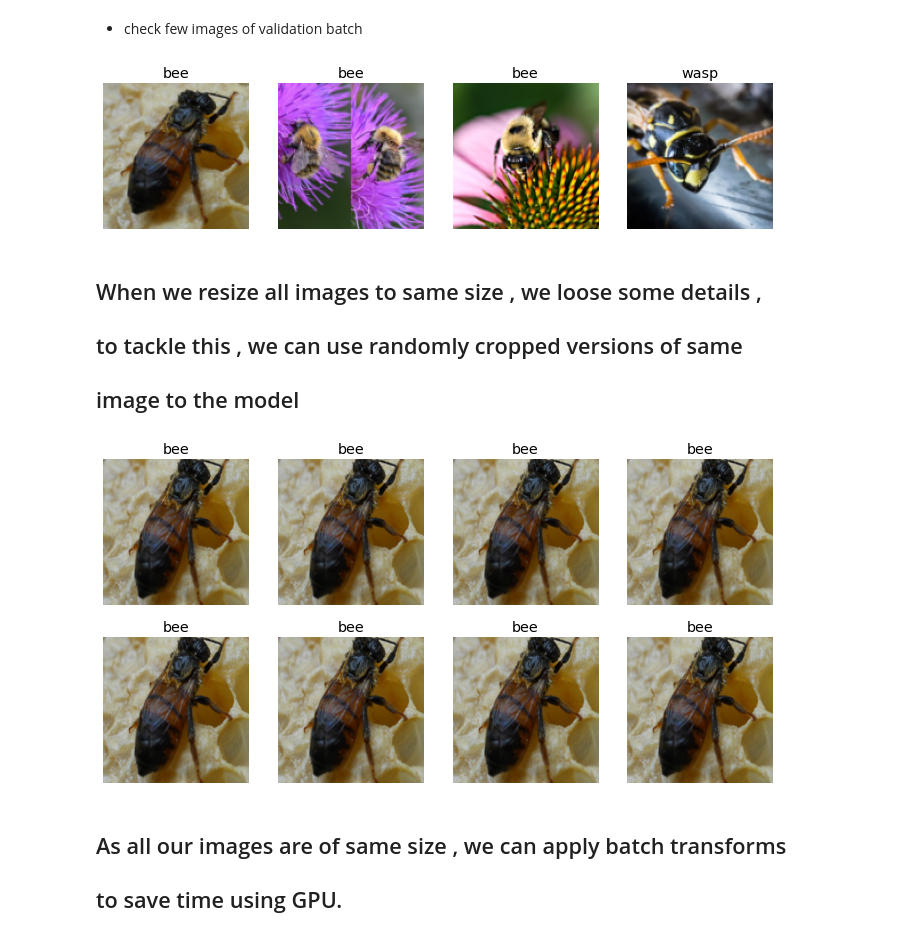
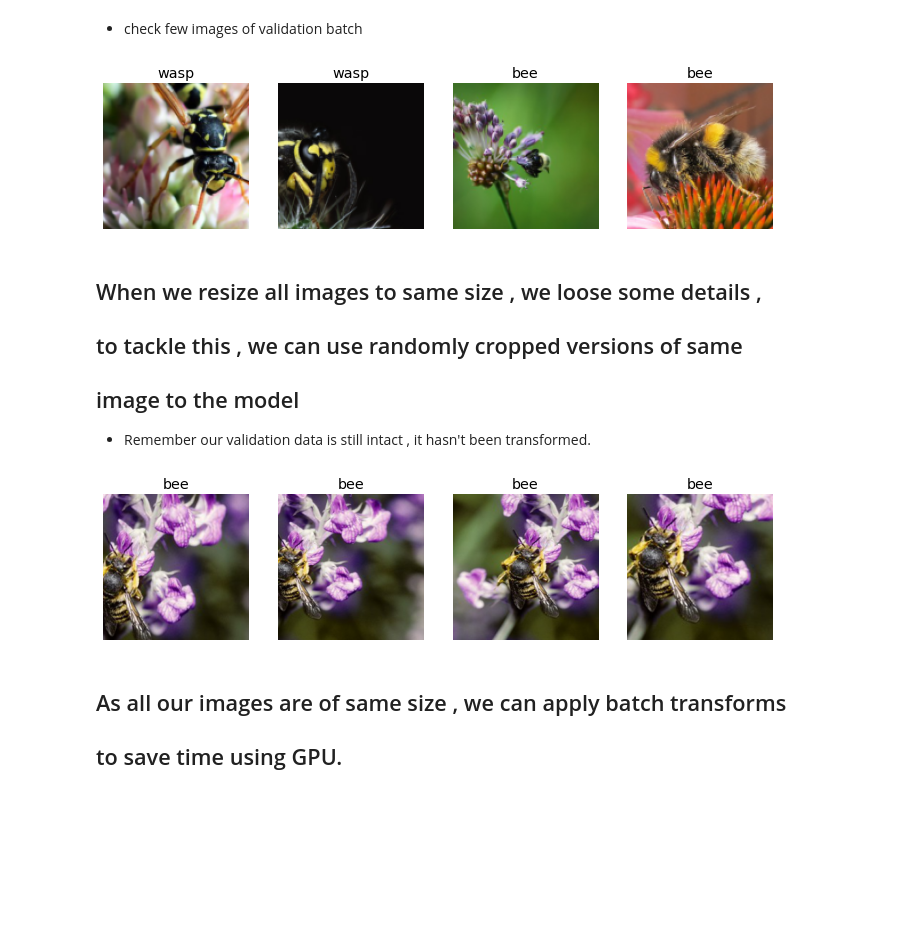
Before and after one commit to dromenjager/Deep-Learning-with-python-and-pytorch, a Jupyter notebook: 02_bees_vs_wasps.ipynb, the cells around one changed output. Saved outputs shown, nothing was run; the diff lists cells and outputs as text; code cells hidden in the pictures; blank space fills up the shorter version.

```diff
--- a/02_bees_vs_wasps.ipynb
+++ b/02_bees_vs_wasps.ipynb
@@ -103,7 +87,7 @@ bee_wasp = DataBlock(
     # How to identify the labels?
     get_y = parent_label,
     # transform_data = Resize all images to get uniform size and less useless
-    data:
+    # data:
     item_tfms = Resize(128)
 )
 # %% [markdown]
@@ -115,19 +99,20 @@ dls = bee_wasp.dataloaders(path)
 # %%
 dls.valid.show_batch(max_n=4, nrows = 1)
 # %% [output]
-[figure, old version]
+[figure, new version]
 # %% [markdown]
 ## When we resize all images to same size , we loose some details ,
 ## to tackle this , we can use randomly cropped versions of same
 ## image to the model
+- Remember our validation data is still intact , it hasn't been transformed.
 # %%
 bee_wasp = bee_wasp.new(
     item_tfms=RandomResizedCrop(224, min_scale=0.3)
 )
 dls = bee_wasp.dataloaders(path)
-dls.valid.show_batch(max_n=8, nrows=2, unique=True)
+dls.train.show_batch(max_n=4, nrows=1, unique=True)
 # %% [output]
-[figure, old version]
+[figure, new version]
 # %% [markdown]
 ## As all our images are of same size , we can apply batch transforms
 ## to save time using GPU.
```
Also changed, not shown: parts of 14 cells of this notebook.
